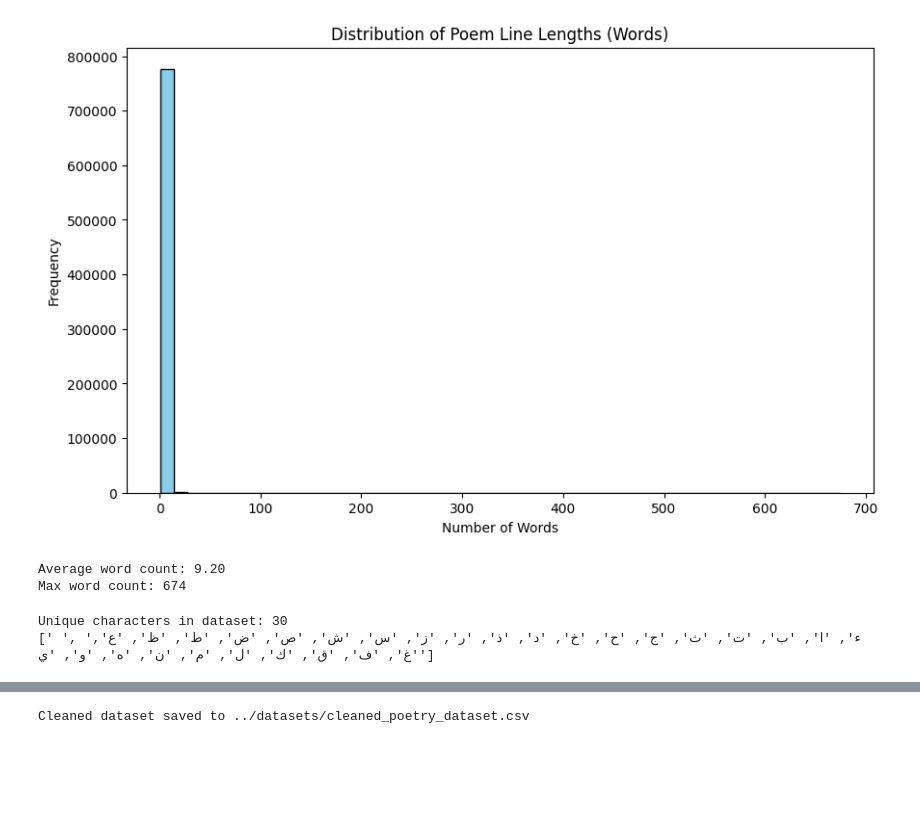
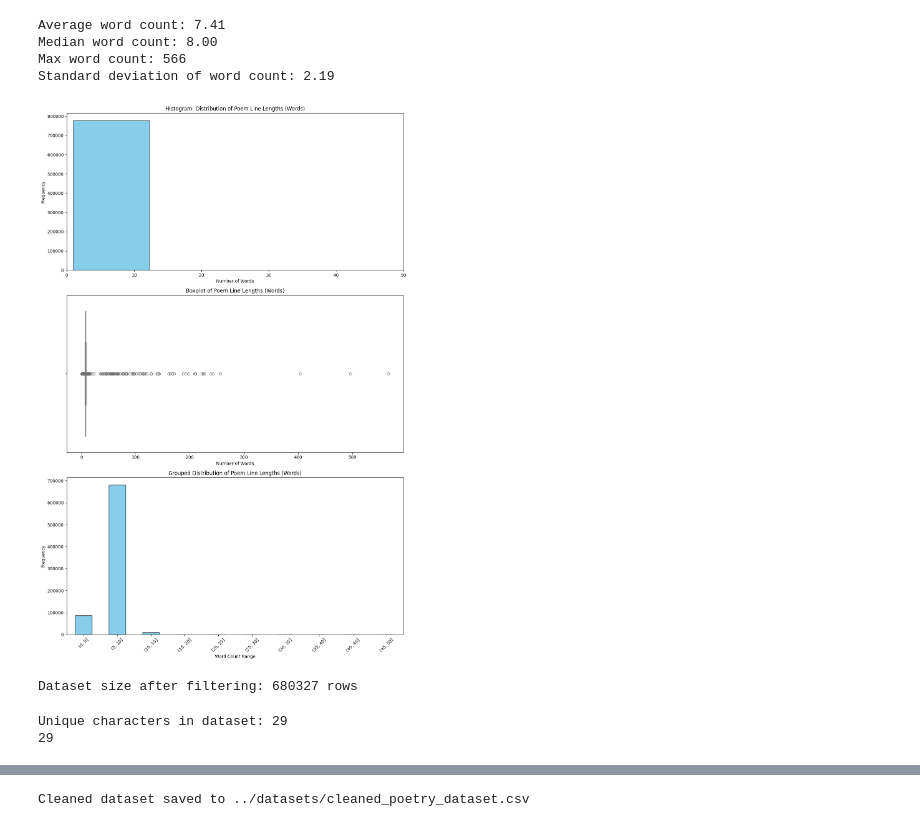
Before and after one commit to maryamabdallahmohamed/arabic_poetry_generator, a Jupyter notebook: notebooks/data_preprocessing.ipynb, the cells around one changed output, grey strips where cells are left out. Drawn from its saved outputs; the diff is of its cells as text; code cells hidden in the pictures; blank space fills up the shorter version.

```diff
--- a/notebooks/data_preprocessing.ipynb
+++ b/notebooks/data_preprocessing.ipynb
@@ -69,20 +98,0 @@ df
-# %%
-import matplotlib.pyplot as plt
-
-# Calculate text lengths (number of words)
-df['word_count'] = df['clean_text'].apply(lambda x: len(x.split()))
-
-# Plot distribution
-plt.figure(figsize=(10, 6))
-plt.hist(df['word_count'], bins=50, color='skyblue', edgecolor='black')
-plt.title('Distribution of Poem Line Lengths (Words)')
-plt.xlabel('Number of Words')
-plt.ylabel('Frequency')
-plt.show()
-
-print(f"Average word count: {df['word_count'].mean():.2f}")
-print(f"Max word count: {df['word_count'].max()}")
-# %% [output]
-[figure, removed]
-Average word count: 9.20
-Max word count: 674
@@ -89,9 +101,58 @@ Max word count: 674
+# %%
+# ---- Stats ----
+print(f"Average word count: {df['word_count'].mean():.2f}")
+print(f"Median word count: {df['word_count'].median():.2f}")
+print(f"Max word count: {df['word_count'].max()}")
+print(f"Standard deviation of word count: {df['word_count'].std():.2f}")
+
+# ---- Binning ----
+bins = [0, 5, 10, 15, 20, 25, 30, 35, 40, 45, 50]
+df['word_count_bin'] = pd.cut(df['word_count'], bins=bins)
+bin_counts = df['word_count_bin'].value_counts().sort_index()
+
+# ---- Combined Figure ----
+fig, axes = plt.subplots(3, 1, figsize=(12, 18))
+
+# 1️⃣ Histogram
+axes[0].hist(df['word_count'], bins=50, color='skyblue', edgecolor='black')
+axes[0].set_title('Histogram: Distribution of Poem Line Lengths (Words)')
+axes[0].set_xlabel('Number of Words')
+axes[0].set_ylabel('Frequency')
+axes[0].set_xlim(0, 50)
+
+# 2️⃣ Boxplot
+sns.boxplot(x=df['word_count'], color='skyblue', ax=axes[1])
+axes[1].set_title('Boxplot of Poem Line Lengths (Words)')
+axes[1].set_xlabel('Number of Words')
+
+# 3️⃣ Binned Bar Chart
+bin_counts.plot(kind='bar', color='skyblue', edgecolor='black', ax=axes[2])
+axes[2].set_title('Grouped Distribution of Poem Line Lengths (Words)')
+axes[2].set_xlabel('Word Count Range')
+axes[2].set_ylabel('Frequency')
+axes[2].set_xticklabels(axes[2].get_xticklabels(), rotation=45)
+
+plt.tight_layout()
+plt.show()
+# %% [output]
+Average word count: 7.41
+Median word count: 8.00
+Max word count: 566
+Standard deviation of word count: 2.19
+[figure, added]
+# %%
+MAX_SEQUENCE_LENGTH = 10
+MIN_SEQUENCE_LENGTH = 6
+df = df[df['word_count'] <= MAX_SEQUENCE_LENGTH]
+df = df[df['word_count'] >= MIN_SEQUENCE_LENGTH]
+print(f"Dataset size after filtering: {len(df)} rows")
+# %% [output]
+Dataset size after filtering: 680327 rows
 # %%
-# Validation: Check for any remaining non-Arabic characters
 all_text = " ".join(df["clean_text"].astype(str))
 unique_chars = set(all_text)
 print(f"Unique characters in dataset: {len(unique_chars)}")
-print(sorted(list(unique_chars)))
+print(len(sorted(list(unique_chars))))
 # %% [output]
-Unique characters in dataset: 30
-[' ', 'ء', 'ا', 'ب', 'ت', 'ث', 'ج', 'ح', 'خ', 'د', 'ذ', 'ر', 'ز', 'س', 'ش', 'ص', 'ض', 'ط', 'ظ', 'ع', 'غ', 'ف', 'ق', 'ك', 'ل', 'م', 'ن', 'ه', 'و', 'ي']
+Unique characters in dataset: 29
+29
```
Also changed, not shown: parts of 20 cells of this notebook, 2 other files.
